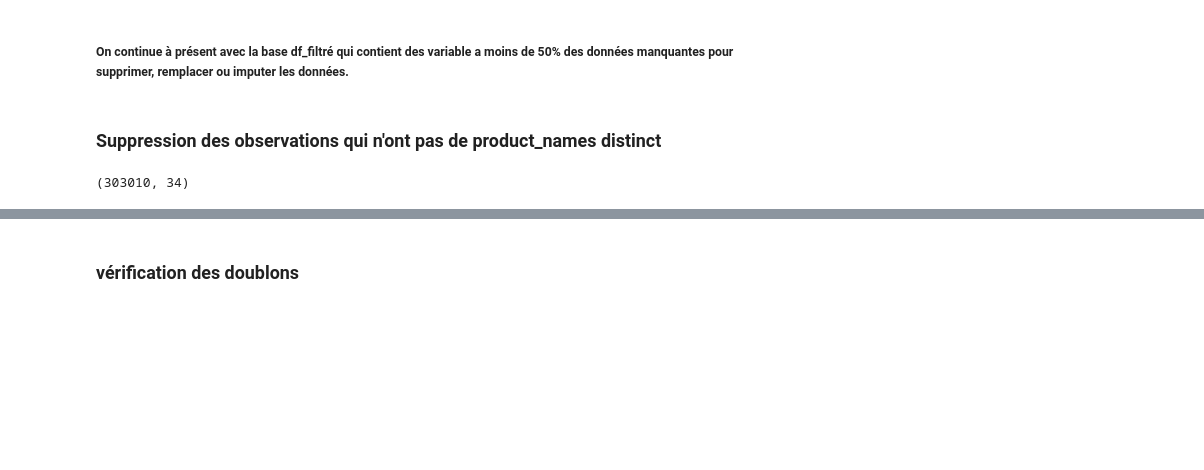
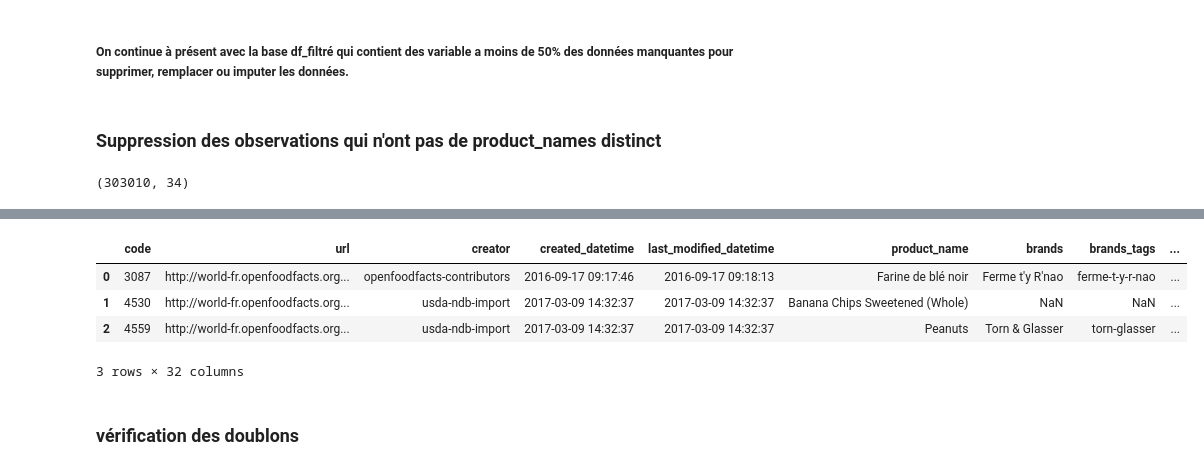
Before and after one commit to hadycoul12/Projets, a Jupyter notebook: Projet_Open Food Facts/Pretraitement_des_donnees.ipynb, the cells around one changed output, grey strips where cells are left out. Saved outputs shown, nothing was run; the diff lists cells and outputs as text; code cells hidden in the pictures; blank space fills up the shorter version.

```diff
--- a/Projet_Open Food Facts/Pretraitement_des_donnees.ipynb
+++ b/Projet_Open Food Facts/Pretraitement_des_donnees.ipynb
@@ -286,0 +330,11 @@ df_filtré.shape
+# %%
+df_filtré['created_datetime'] = pd.to_datetime(df_filtré['created_t'], unit='s',  errors='coerce')
+df_filtré['last_modified_datetime'] = pd.to_datetime(df_filtré['last_modified_t'], unit='s',  errors='coerce')
+df_filtré = df_filtré.drop(['created_t','last_modified_t'], axis=1)
+df_filtré.head(3)
+# %% [output]
+|  | code | url | creator | created_datetime | last_modified_datetime | product_name | brands | brands_tags | ... |
+| 0 | 3087 | http://world-fr.openfoodfacts.org... | openfoodfacts-contributors | 2016-09-17 09:17:46 | 2016-09-17 09:18:13 | Farine de blé noir | Ferme t'y R'nao | ferme-t-y-r-nao | ... |
+| 1 | 4530 | http://world-fr.openfoodfacts.org... | usda-ndb-import | 2017-03-09 14:32:37 | 2017-03-09 14:32:37 | Banana Chips Sweetened (Whole) | NaN | NaN | ... |
+| 2 | 4559 | http://world-fr.openfoodfacts.org... | usda-ndb-import | 2017-03-09 14:32:37 | 2017-03-09 14:32:37 | Peanuts | Torn & Glasser | torn-glasser | ... |
+3 rows × 32 columns
```
Also changed, not shown: parts of 31 cells of this notebook.
